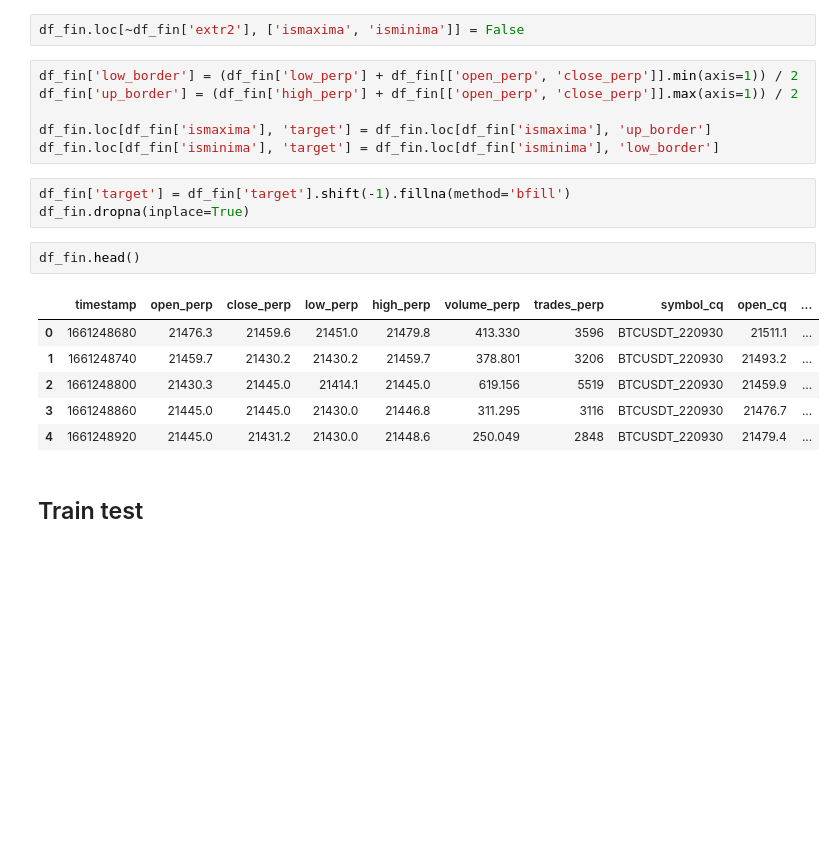
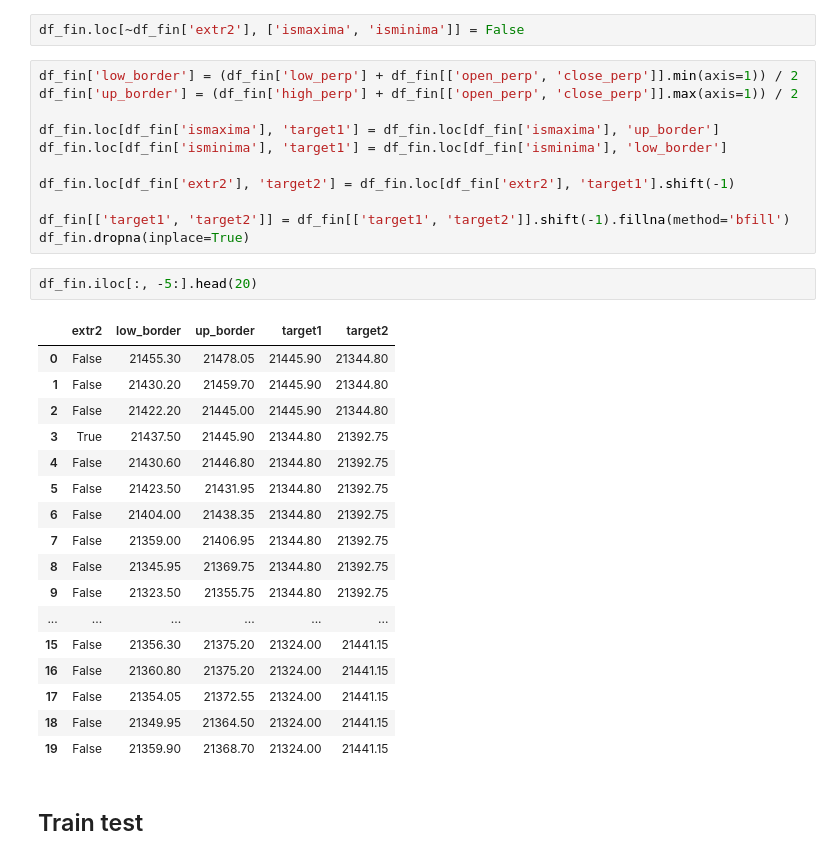
Before and after one commit to NikitaKrotenko/Diploma, a Jupyter notebook: model.ipynb, the cells around one changed output. Cells and saved outputs as stored; diff of their text form; blank space fills up the shorter version.

```diff
--- a/model.ipynb
+++ b/model.ipynb
@@ -33,20 +33,33 @@ df_fin.loc[~df_fin['extr2'], ['ismaxima', 'isminima']] = False
 df_fin['low_border'] = (df_fin['low_perp'] + df_fin[['open_perp', 'close_perp']].min(axis=1)) / 2
 df_fin['up_border'] = (df_fin['high_perp'] + df_fin[['open_perp', 'close_perp']].max(axis=1)) / 2
 
-df_fin.loc[df_fin['ismaxima'], 'target'] = df_fin.loc[df_fin['ismaxima'], 'up_border']
-df_fin.loc[df_fin['isminima'], 'target'] = df_fin.loc[df_fin['isminima'], 'low_border']
+df_fin.loc[df_fin['ismaxima'], 'target1'] = df_fin.loc[df_fin['ismaxima'], 'up_border']
+df_fin.loc[df_fin['isminima'], 'target1'] = df_fin.loc[df_fin['isminima'], 'low_border']
+
+df_fin.loc[df_fin['extr2'], 'target2'] = df_fin.loc[df_fin['extr2'], 'target1'].shift(-1)
+
+df_fin[['target1', 'target2']] = df_fin[['target1', 'target2']].shift(-1).fillna(method='bfill')
+df_fin.dropna(inplace=True)
-# %%
-df_fin['target'] = df_fin['target'].shift(-1).fillna(method='bfill')
-df_fin.dropna(inplace=True)
 # %%
-df_fin.head()
+df_fin.iloc[:, -5:].head(20)
 # %% [output]
-|  | timestamp | open_perp | close_perp | low_perp | high_perp | volume_perp | trades_perp | symbol_cq | open_cq | ... |
-| 0 | 1661248680 | 21476.3 | 21459.6 | 21451.0 | 21479.8 | 413.330 | 3596 | BTCUSDT_220930 | 21511.1 | ... |
-| 1 | 1661248740 | 21459.7 | 21430.2 | 21430.2 | 21459.7 | 378.801 | 3206 | BTCUSDT_220930 | 21493.2 | ... |
-| 2 | 1661248800 | 21430.3 | 21445.0 | 21414.1 | 21445.0 | 619.156 | 5519 | BTCUSDT_220930 | 21459.9 | ... |
-| 3 | 1661248860 | 21445.0 | 21445.0 | 21430.0 | 21446.8 | 311.295 | 3116 | BTCUSDT_220930 | 21476.7 | ... |
-| 4 | 1661248920 | 21445.0 | 21431.2 | 21430.0 | 21448.6 | 250.049 | 2848 | BTCUSDT_220930 | 21479.4 | ... |
+|  | extr2 | low_border | up_border | target1 | target2 |
+| 0 | False | 21455.30 | 21478.05 | 21445.90 | 21344.80 |
+| 1 | False | 21430.20 | 21459.70 | 21445.90 | 21344.80 |
+| 2 | False | 21422.20 | 21445.00 | 21445.90 | 21344.80 |
+| 3 | True | 21437.50 | 21445.90 | 21344.80 | 21392.75 |
+| 4 | False | 21430.60 | 21446.80 | 21344.80 | 21392.75 |
+| 5 | False | 21423.50 | 21431.95 | 21344.80 | 21392.75 |
+| 6 | False | 21404.00 | 21438.35 | 21344.80 | 21392.75 |
+| 7 | False | 21359.00 | 21406.95 | 21344.80 | 21392.75 |
+| 8 | False | 21345.95 | 21369.75 | 21344.80 | 21392.75 |
+| 9 | False | 21323.50 | 21355.75 | 21344.80 | 21392.75 |
+| ... | ... | ... | ... | ... | ... |
+| 15 | False | 21356.30 | 21375.20 | 21324.00 | 21441.15 |
+| 16 | False | 21360.80 | 21375.20 | 21324.00 | 21441.15 |
+| 17 | False | 21354.05 | 21372.55 | 21324.00 | 21441.15 |
+| 18 | False | 21349.95 | 21364.50 | 21324.00 | 21441.15 |
+| 19 | False | 21359.90 | 21368.70 | 21324.00 | 21441.15 |
 # %% [markdown]
 ## Train test
 # %%
```
Also changed, not shown: parts of 7 cells of this notebook, 2 other files.
